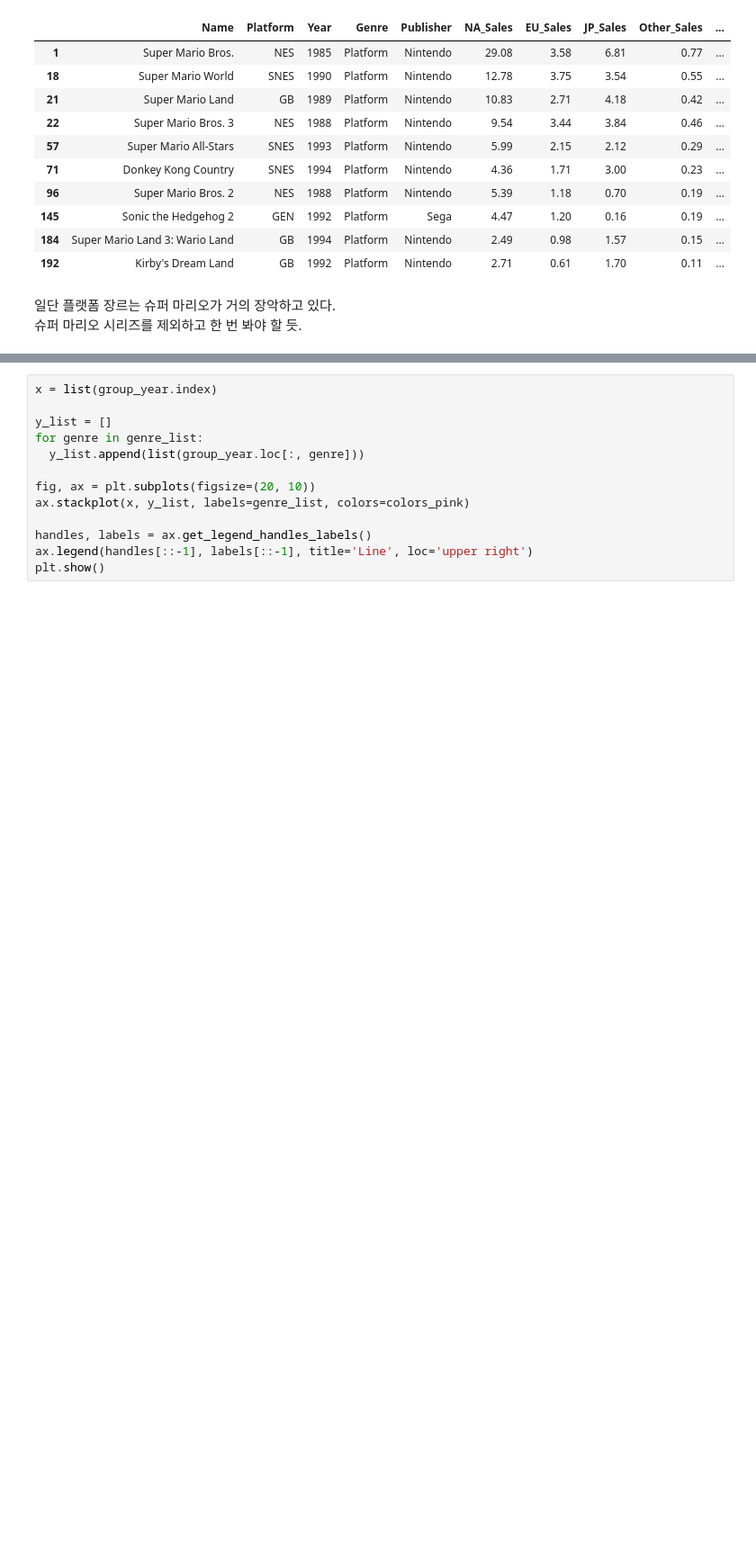
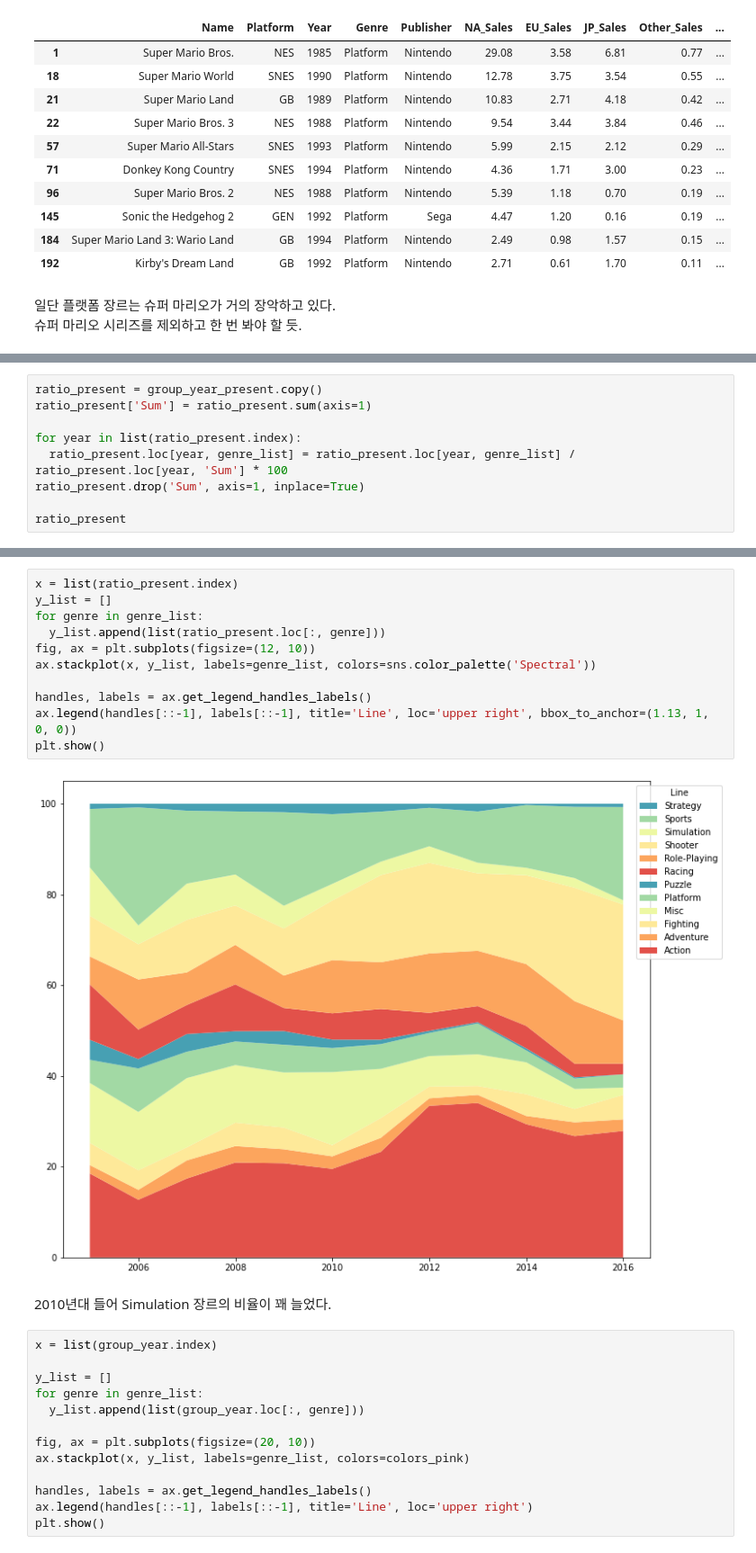
Before and after one commit to nan-park/section1_project, a Jupyter notebook: AI_section1_project.ipynb, the cells around one changed output, grey strips where cells are left out. Shown at 90% size. Drawn from its saved outputs; the diff is of its cells as text; blank space fills up the shorter version.

```diff
--- a/AI_section1_project.ipynb
+++ b/AI_section1_project.ipynb
@@ -1309,0 +1320,9 @@ df_clean.query("Year<1995 and Genre=='Platform'").head(10)
+# %%
+ratio_present = group_year_present.copy()
+ratio_present['Sum'] = ratio_present.sum(axis=1)
+
+for year in list(ratio_present.index):
+  ratio_present.loc[year, genre_list] = ratio_present.loc[year, genre_list] / ratio_present.loc[year, 'Sum'] * 100
+ratio_present.drop('Sum', axis=1, inplace=True)
+
+ratio_present
@@ -1310,3 +1344,18 @@ df_clean.query("Year<1995 and Genre=='Platform'").head(10)
+# %%
+x = list(ratio_present.index)
+y_list = []
+for genre in genre_list:
+  y_list.append(list(ratio_present.loc[:, genre]))
+fig, ax = plt.subplots(figsize=(12, 10))
+ax.stackplot(x, y_list, labels=genre_list, colors=sns.color_palette('Spectral'))
+
+handles, labels = ax.get_legend_handles_labels()
+ax.legend(handles[::-1], labels[::-1], title='Line', loc='upper right', bbox_to_anchor=(1.13, 1, 0, 0))
+plt.show()
+# %% [output]
+[figure, added]
+# %% [markdown]
+2010년대 들어 Simulation 장르의 비율이 꽤 늘었다.
 # %%
 x = list(group_year.index)
 
```
Also changed, not shown: parts of 9 cells of this notebook.
